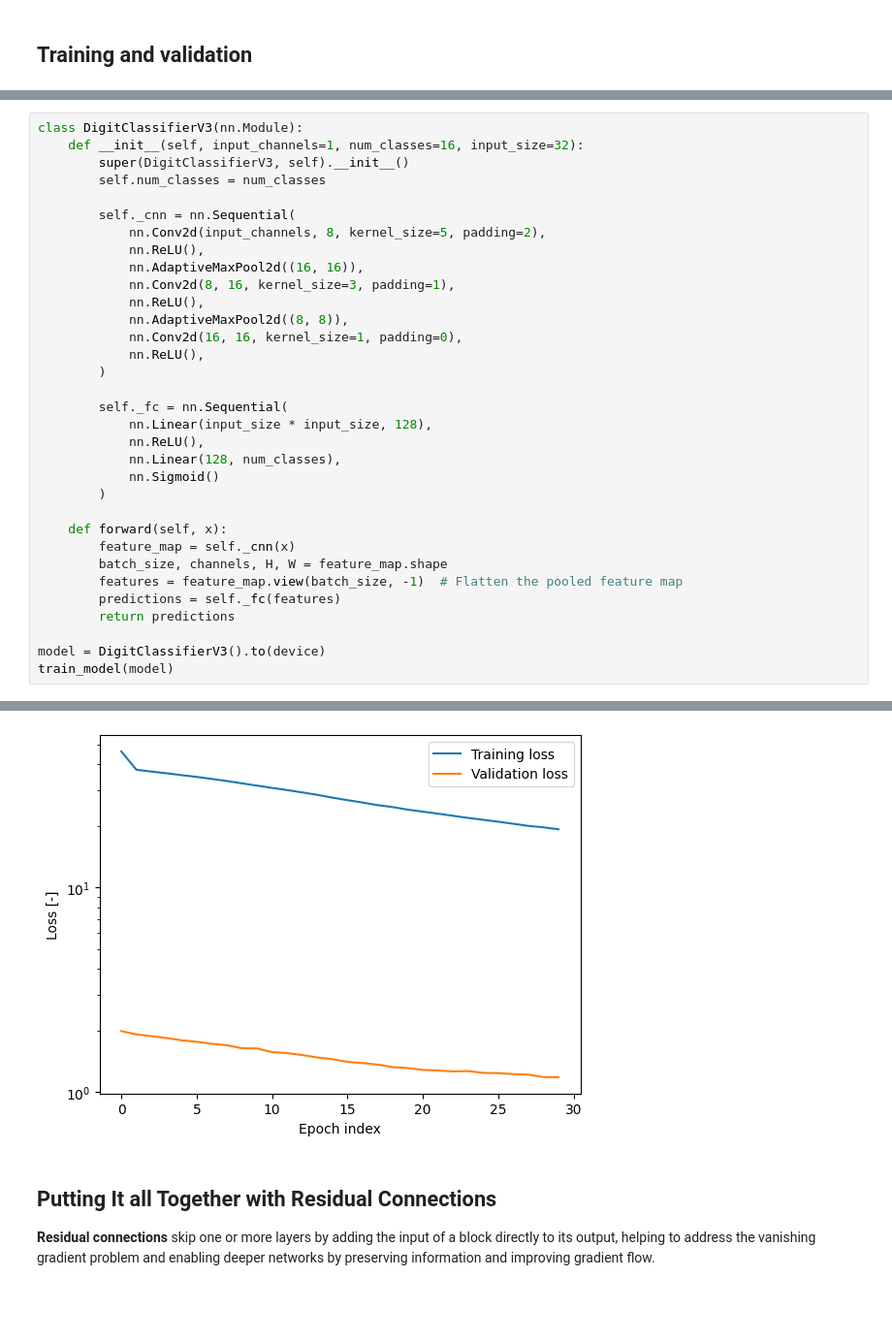
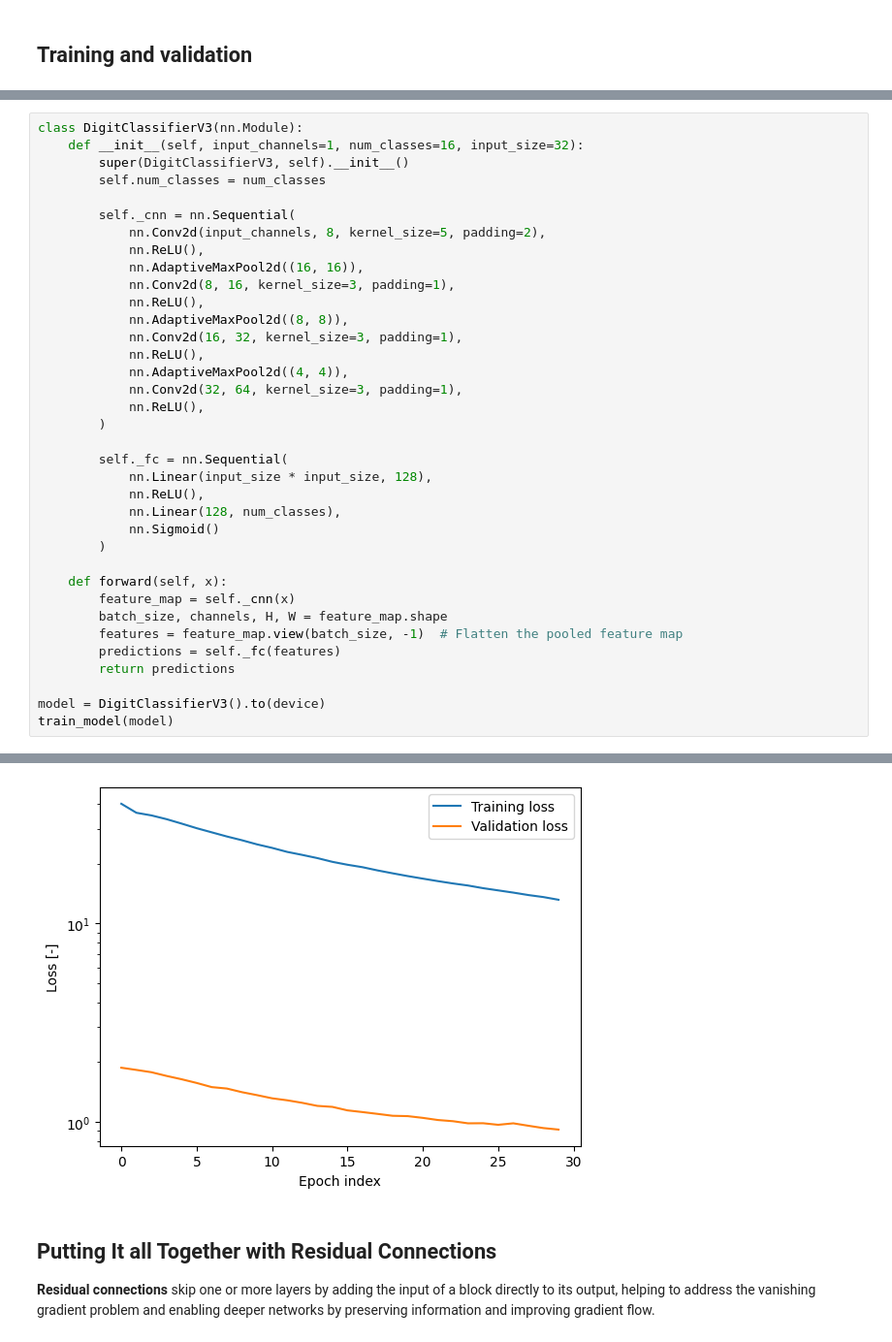
Before and after one commit to CVUT-FS-12110/pytorch-intro, a Jupyter notebook: resources/convolution.ipynb, the cells around one changed output, grey strips where cells are left out. Shown at 97% size. Saved outputs shown, nothing was run; the diff lists cells and outputs as text; blank space fills up the shorter version.

```diff
--- a/resources/convolution.ipynb
+++ b/resources/convolution.ipynb
@@ -339,7 +325,10 @@ class DigitClassifierV3(nn.Module):
             nn.Conv2d(8, 16, kernel_size=3, padding=1),
             nn.ReLU(),
             nn.AdaptiveMaxPool2d((8, 8)),
-            nn.Conv2d(16, 16, kernel_size=1, padding=0),
+            nn.Conv2d(16, 32, kernel_size=3, padding=1),
+            nn.ReLU(),
+            nn.AdaptiveMaxPool2d((4, 4)),
+            nn.Conv2d(32, 64, kernel_size=3, padding=1),
             nn.ReLU(),
         )
 
@@ -380,4 +369,4 @@ Epoch [30/30], Time: 0.58s, Train Loss: 19.27053, Validation Loss: 1.18260, Accu
-[figure, old version]
+[figure, new version]
 # %% [markdown]
 ## Putting It all Together with Residual Connections
 
```
Also changed, not shown: parts of 8 cells of this notebook, 1 other file.
